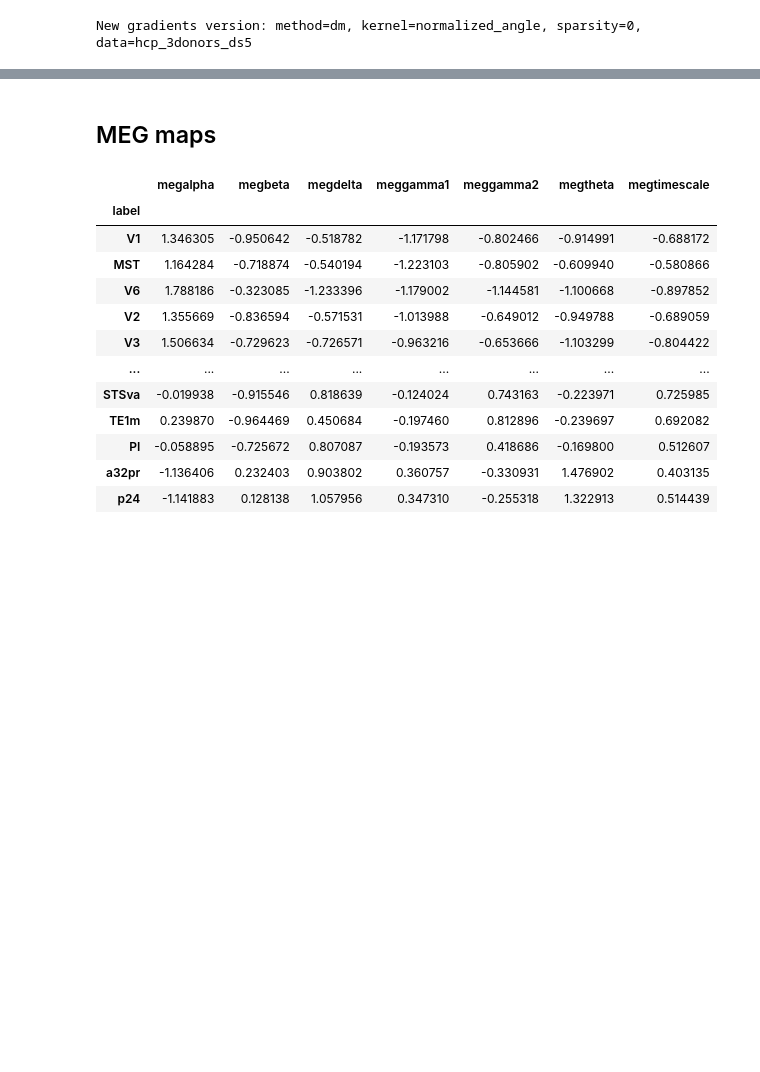
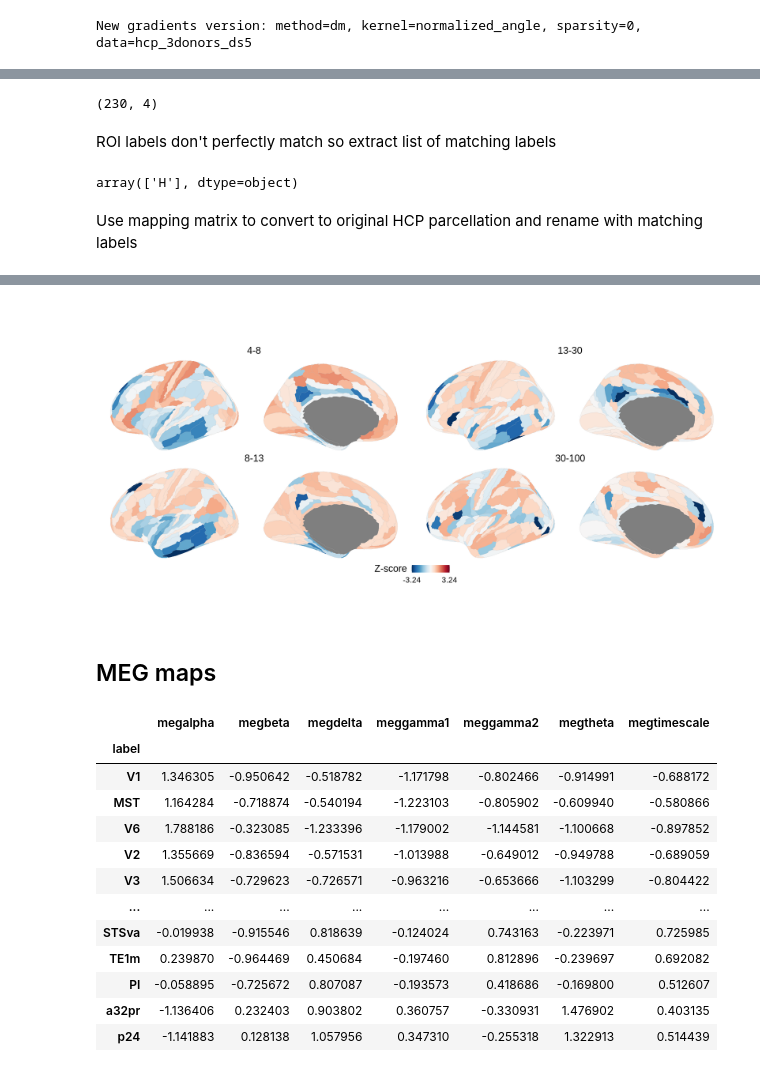
Before and after one commit to richardajdear/AHBA_gradients, a Jupyter notebook: notebooks/MEG.ipynb, the cells around one changed output, grey strips where cells are left out. Drawn from its saved outputs; the diff is of its cells as text; code cells hidden in the pictures; blank space fills up the shorter version.

```diff
--- a/notebooks/MEG.ipynb
+++ b/notebooks/MEG.ipynb
@@ -64,0 +48,6 @@ weights = dme_3d_ds5.weights.iloc[:,:3].set_axis(['G1','G2','G3'],axis=1)
+# %%
+from scipy.io import loadmat
+meg_data = loadmat("../data/MEG_karahan_2022.mat")
+meg_names = [x[0] for x in meg_data['FrequenciesStr'][0]]
+meg_mats = meg_data['A'][0][0][0][0]
+meg = dict(zip(meg_names, meg_mats))
@@ -64,0 +56,26 @@ weights = dme_3d_ds5.weights.iloc[:,:3].set_axis(['G1','G2','G3'],axis=1)
+# %%
+meg_connectivity = pd.DataFrame({name:mat.sum(1) for name,mat in meg.items()})
+meg_connectivity.shape
+# %% [output]
+(230, 4)
+# %% [markdown]
+ROI labels don't perfectly match so extract list of matching labels
+# %%
+mapping = loadmat("../data/parcellations/karahan2022_HCP_atlas_sampling.mat")
+retained_labels = np.hstack(np.char.split(np.hstack(mapping['ROIlabels'].flatten()), sep=' + '))
+meglabels = pd.Series(retained_labels).str.extract('_(.*)_')[0].replace({'7PL':'7Pl'}).rename(None)
+np.setdiff1d(get_labels_hcp(), meglabels)
+# %% [output]
+array(['H'], dtype=object)
+# %% [markdown]
+Use mapping matrix to convert to original HCP parcellation and rename with matching labels
+# %%
+meg_connectivity_hcp = ((mapping['reg_meg2dwi'] @ meg_connectivity)
+                        .set_axis(meglabels).iloc[:179].reindex(get_labels_hcp()[:180])
+                        .apply(lambda x: (x-np.mean(x))/np.std(x))
+)
+# %%
+%%R -i meg_connectivity_hcp -w 20 -h 10 -u in -r 100
+source("../code/plot_maps.R")
+plot_maps(meg_connectivity_hcp)
+# %% [output]
@@ -65,3 +83,4 @@ weights = dme_3d_ds5.weights.iloc[:,:3].set_axis(['G1','G2','G3'],axis=1)
+[figure, added]
 # %% [markdown]
 ## MEG maps
 # %%
```
Also changed, not shown: parts of 5 cells of this notebook, 17 other files.
